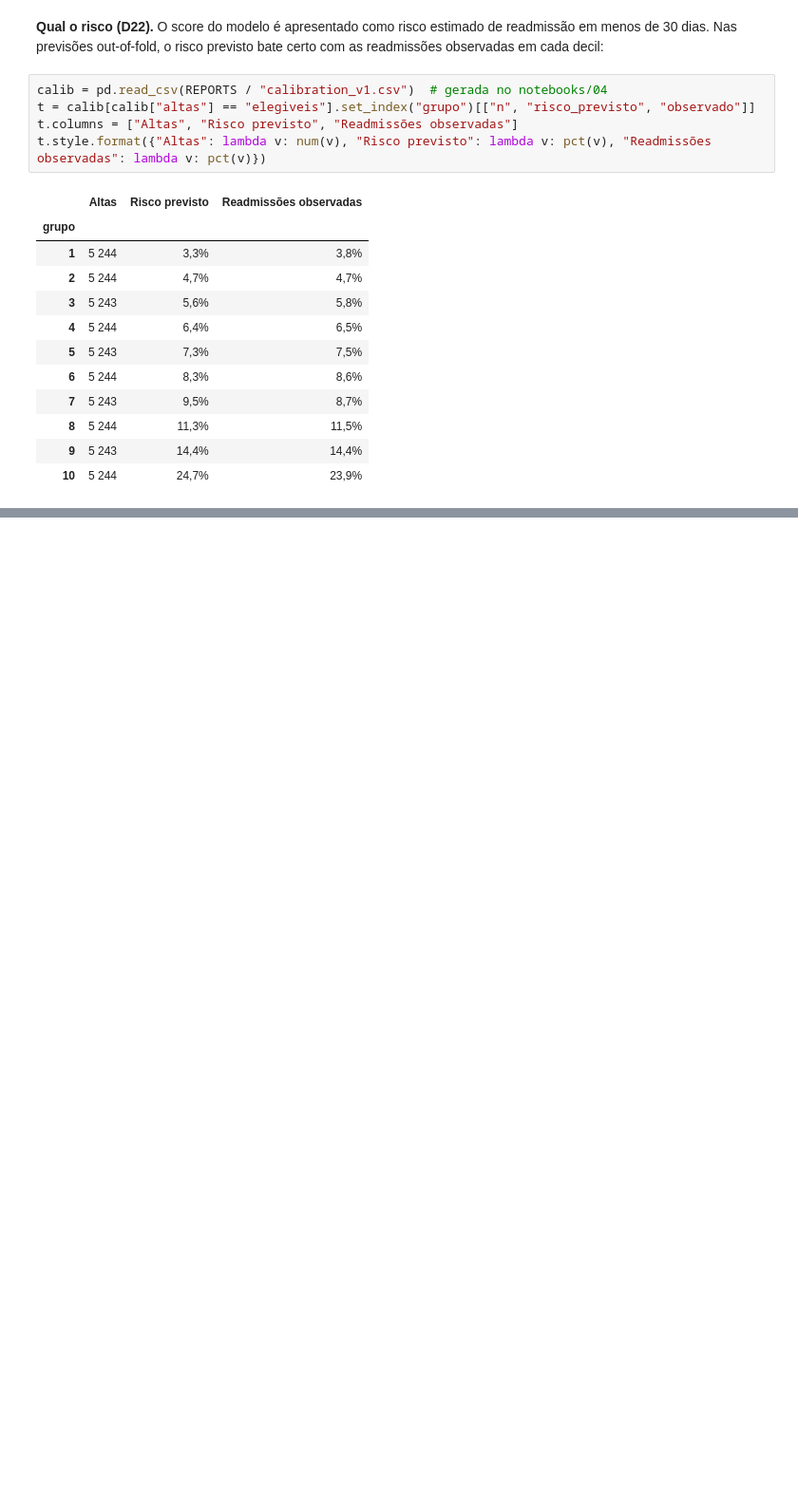
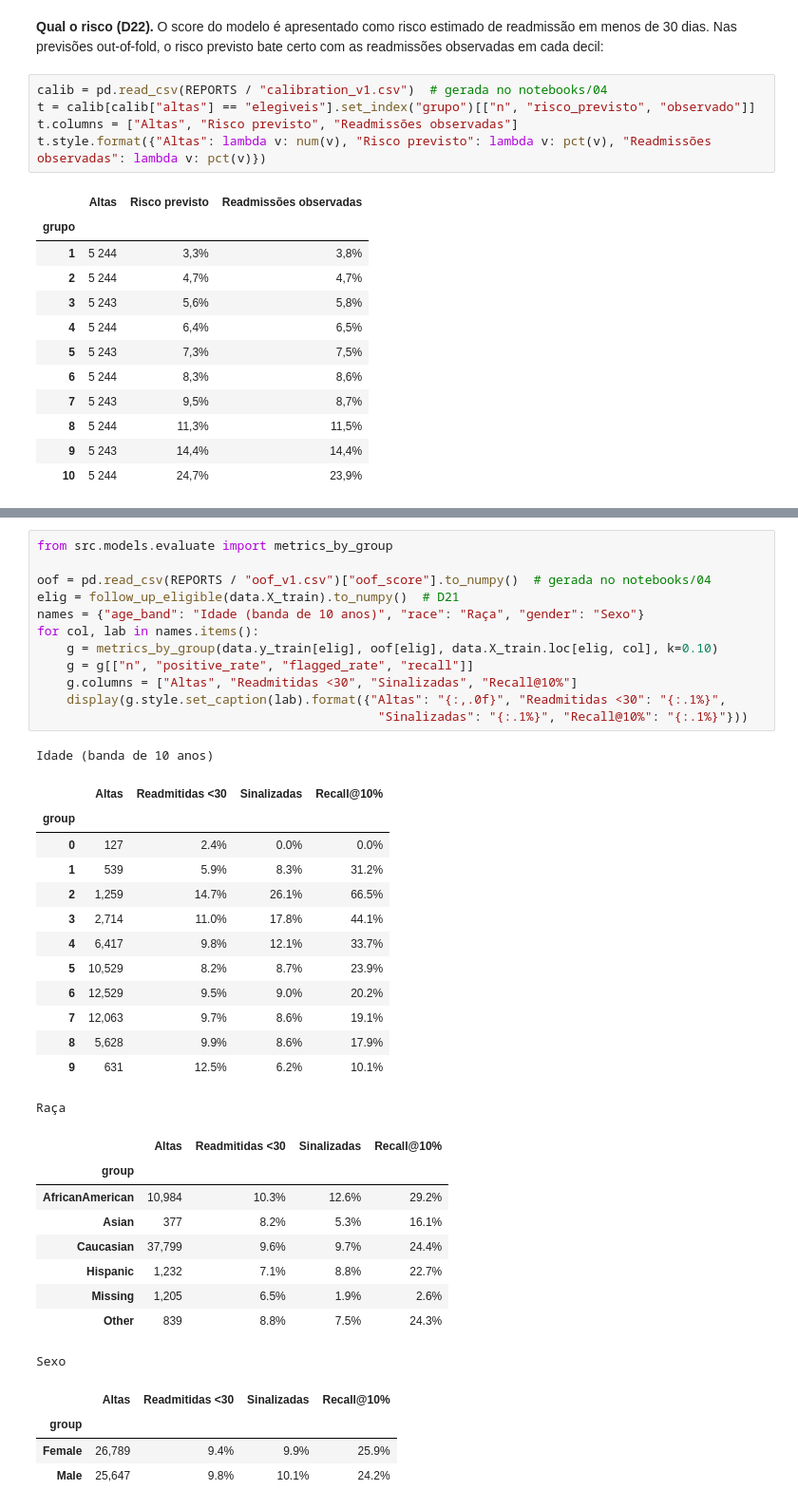
Before and after one commit to EDSB26G11/Bootcamp_Projetos, a Jupyter notebook: Projeto_Final.ipynb, the cells around one changed output, grey strips where cells are left out. Shown at 95% size. Saved outputs shown, nothing was run; the diff lists cells and outputs as text; blank space fills up the shorter version.

```diff
--- a/Projeto_Final.ipynb
+++ b/Projeto_Final.ipynb
@@ -163,0 +338,40 @@ _Importância por permutação e métricas por idade/raça/sexo (`notebooks/05`)
+# %%
+from src.models.evaluate import metrics_by_group
+
+oof = pd.read_csv(REPORTS / "oof_v1.csv")["oof_score"].to_numpy()  # gerada no notebooks/04
+elig = follow_up_eligible(data.X_train).to_numpy()  # D21
+names = {"age_band": "Idade (banda de 10 anos)", "race": "Raça", "gender": "Sexo"}
+for col, lab in names.items():
+    g = metrics_by_group(data.y_train[elig], oof[elig], data.X_train.loc[elig, col], k=0.10)
+    g = g[["n", "positive_rate", "flagged_rate", "recall"]]
+    g.columns = ["Altas", "Readmitidas <30", "Sinalizadas", "Recall@10%"]
+    display(g.style.set_caption(lab).format({"Altas": "{:,.0f}", "Readmitidas <30": "{:.1%}",
+                                              "Sinalizadas": "{:.1%}", "Recall@10%": "{:.1%}"}))
+# %% [output]
+Idade (banda de 10 anos)
+|  | Altas | Readmitidas <30 | Sinalizadas | Recall@10% |
+| group |  |  |  |  |
+| 0 | 127 | 2.4% | 0.0% | 0.0% |
+| 1 | 539 | 5.9% | 8.3% | 31.2% |
+| 2 | 1,259 | 14.7% | 26.1% | 66.5% |
+| 3 | 2,714 | 11.0% | 17.8% | 44.1% |
+| 4 | 6,417 | 9.8% | 12.1% | 33.7% |
+| 5 | 10,529 | 8.2% | 8.7% | 23.9% |
+| 6 | 12,529 | 9.5% | 9.0% | 20.2% |
+| 7 | 12,063 | 9.7% | 8.6% | 19.1% |
+| 8 | 5,628 | 9.9% | 8.6% | 17.9% |
+| 9 | 631 | 12.5% | 6.2% | 10.1% |
+Raça
+|  | Altas | Readmitidas <30 | Sinalizadas | Recall@10% |
+| group |  |  |  |  |
+| AfricanAmerican | 10,984 | 10.3% | 12.6% | 29.2% |
+| Asian | 377 | 8.2% | 5.3% | 16.1% |
+| Caucasian | 37,799 | 9.6% | 9.7% | 24.4% |
+| Hispanic | 1,232 | 7.1% | 8.8% | 22.7% |
+| Missing | 1,205 | 6.5% | 1.9% | 2.6% |
+| Other | 839 | 8.8% | 7.5% | 24.3% |
+Sexo
+|  | Altas | Readmitidas <30 | Sinalizadas | Recall@10% |
+| group |  |  |  |  |
+| Female | 26,789 | 9.4% | 9.9% | 25.9% |
+| Male | 25,647 | 9.8% | 10.1% | 24.2% |
```
Also changed, not shown: parts of 14 cells of this notebook, 12 other files.
